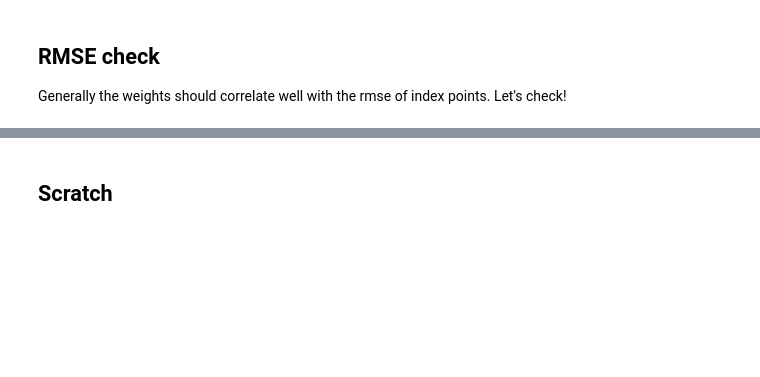
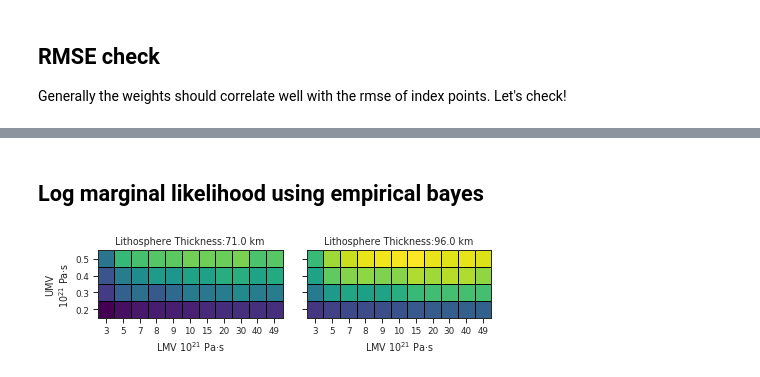
Before and after one commit to blakedyer/EU_LIG, a Jupyter notebook: notebooks/Bayesian Holocene Constraints.ipynb, the cells around one changed output, grey strips where cells are left out. Cells and saved outputs as stored; diff of their text form; code cells hidden in the pictures; blank space fills up the shorter version.

Commit message:
Bayesian holocene weights for 88 Solid Earth Parameterizations

```diff
--- a/notebooks/Bayesian Holocene Constraints.ipynb
+++ b/notebooks/Bayesian Holocene Constraints.ipynb
@@ -1367,2 +1367,6 @@ Text(0.5, 0, 'RMSE of index points')
-# %% [markdown]
-## Scratch
+# %% [markdown]
+## Log marginal likelihood using empirical bayes
+# %%
+from sklearn.gaussian_process import GaussianProcessRegressor
+from sklearn.gaussian_process.kernels import ConstantKernel
+models_to_run = [m for m in model_names if (('l71' in m) or ('l96' in m))]
@@ -1368,0 +1392,38 @@ Text(0.5, 0, 'RMSE of index points')
+# %%
+# compare_model_names = comp.index.values
+model_params_df = {}
+for key in lml.keys():
+
+
+    ice_history = key.split("_")[2]
+    esl_curve = key.split("_")[3]
+    deglacial_rate = 'S'
+    if key.split("lm")[1] != 'VM5':
+        lmv=float(key.split("lm")[1]) * 10 ** 21
+        umv=float(key.split("ump")[1][0])/10 * 10 ** 21
+        lith=float(key.split("l")[1][:2])
+    model_params_df[key] = [
+        lml[key],
+        lmv,
+        umv,
+        lith,
+        ice_history,
+        esl_curve,
+        deglacial_rate,
+    ]
+
+df2 = pd.DataFrame.from_dict(
+    model_params_df,
+    orient="index",
+    columns=["likelihood","LMV", "UMV", "lithosphere", "ice_history", "esl_curve", "deglacial_rate"],
+)
+# %%
+comp_sorted=df2.sort_index()
+A=comp_sorted['ice_history'].unique()
+B=comp_sorted['deglacial_rate'].unique()
+C=comp_sorted['lithosphere'].unique()
+experiments=list(itertools.product(*[A,B,C]))
+# %%
+plot_status(df2,experiments,'likelihood')
+# %% [output]
+[figure, added]
```
Also changed, not shown: parts of 12 cells of this notebook, 1 other file.
